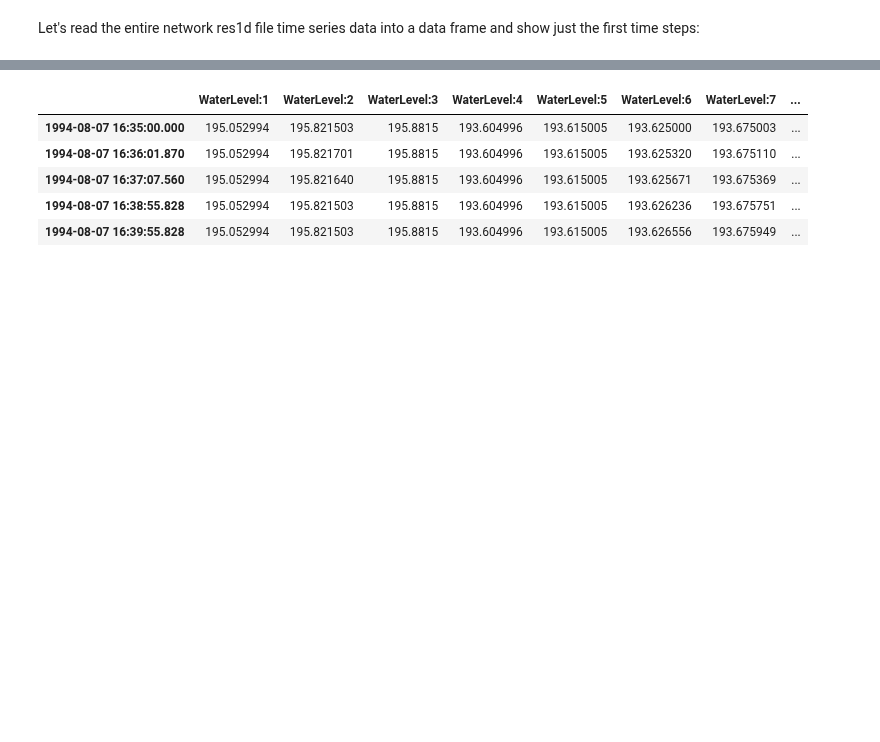
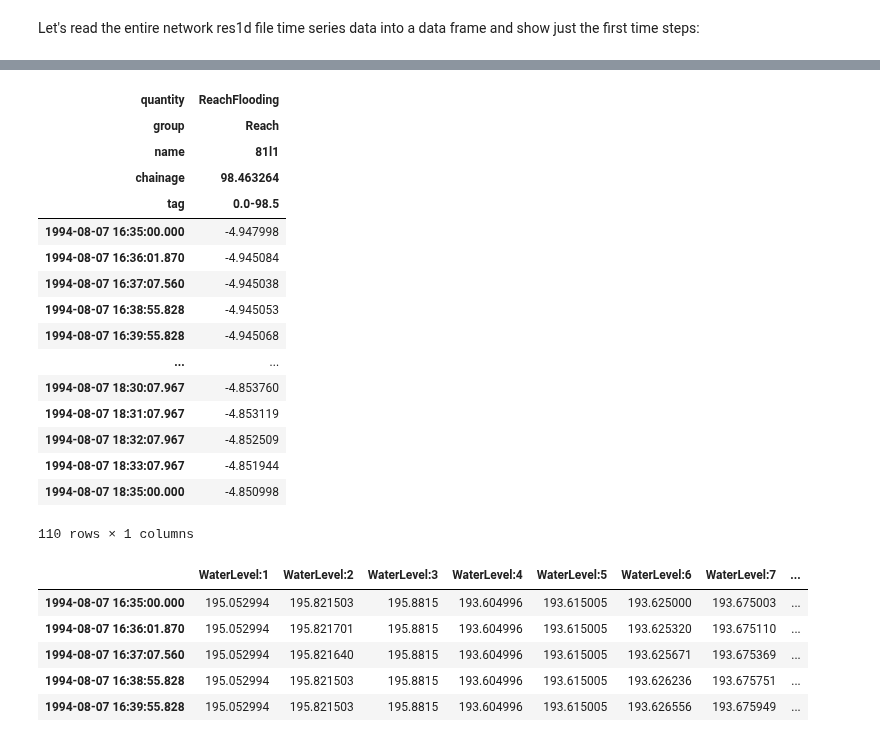
Before and after one commit to DHI/mikeio1d, a Jupyter notebook: notebooks/res1d.ipynb, the cells around one changed output, grey strips where cells are left out. Saved outputs shown, nothing was run; the diff lists cells and outputs as text; code cells hidden in the pictures; blank space fills up the shorter version.

```diff
--- a/notebooks/res1d.ipynb
+++ b/notebooks/res1d.ipynb
@@ -39,3 +60,23 @@ Let's read the entire network res1d file time series data into a data frame and
+# %%
+df.m1d.query('chainage.between(98,99)')
+# %% [output]
+| quantity | ReachFlooding |
+| group | Reach |
+| name | 81l1 |
+| chainage | 98.463264 |
+| tag | 0.0-98.5 |
+| 1994-08-07 16:35:00.000 | -4.947998 |
+| 1994-08-07 16:36:01.870 | -4.945084 |
+| 1994-08-07 16:37:07.560 | -4.945038 |
+| 1994-08-07 16:38:55.828 | -4.945053 |
+| 1994-08-07 16:39:55.828 | -4.945068 |
+| ... | ... |
+| 1994-08-07 18:30:07.967 | -4.853760 |
+| 1994-08-07 18:31:07.967 | -4.853119 |
+| 1994-08-07 18:32:07.967 | -4.852509 |
+| 1994-08-07 18:33:07.967 | -4.851944 |
+| 1994-08-07 18:35:00.000 | -4.850998 |
+110 rows × 1 columns
 # %%
 df_network = res1d_network.read_all()
 df_network.head()
```
Also changed, not shown: parts of 1 cell of this notebook, 1 other file.
